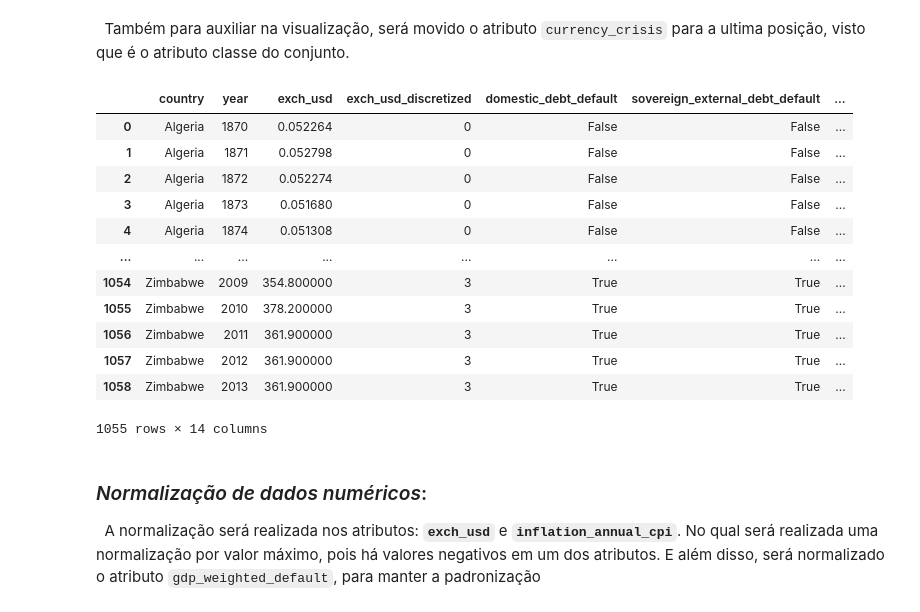
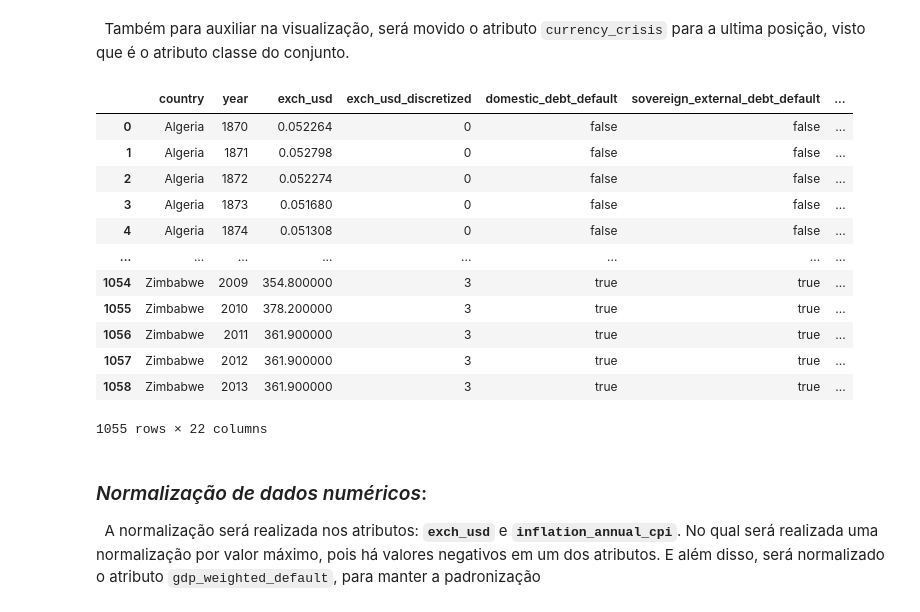
Before and after one commit to OsmarHofman/African-Crisis-Data-Mining, a Jupyter notebook: Pre_Processamento.ipynb, the cells around one changed output. Saved outputs shown, nothing was run; the diff lists cells and outputs as text; code cells hidden in the pictures.

```diff
--- a/Pre_Processamento.ipynb
+++ b/Pre_Processamento.ipynb
@@ -123,7 +123,7 @@ See the caveats in the documentation: http://pandas.pydata.org/pandas-docs/stabl
 # %%
 to_replace = {
-    'no_crisis' : 'False',
-    'crisis' : 'True',
+    'no_crisis' : 'false',
+    'crisis' : 'true',
 }
 df['banking_crisis'] = df.banking_crisis.replace(to_replace = to_replace)
 df
@@ -148,0 +151,7 @@ See the caveats in the documentation: http://pandas.pydata.org/pandas-docs/stabl
+# %%
+to_replace = {
+    0:'no_crisis',
+    1:'crisis',
+}
+df['currency_crisis'] = df.currency_crisis.replace(to_replace = to_replace)
+df
@@ -234,0 +265,5 @@ See the caveats in the documentation: http://pandas.pydata.org/pandas-docs/stabl
+# %%
+df.loc[:,('exch_usd_discretized_zero')] = df['exch_usd_discretized'].apply(lambda x : x == 0).values
+df.loc[:,('exch_usd_discretized_one')] = df['exch_usd_discretized'].apply(lambda x : x == 1).values
+df.loc[:,('exch_usd_discretized_two')] = df['exch_usd_discretized'].apply(lambda x : x == 2).values
+df.loc[:,('exch_usd_discretized_three')] = df['exch_usd_discretized'].apply(lambda x : x == 3).values
@@ -234,0 +283,6 @@ See the caveats in the documentation: http://pandas.pydata.org/pandas-docs/stabl
+# %%
+df.loc[:,('inflation_discretized_zero')] = df['inflation_discretized'].apply(lambda x : x == 0).values
+df.loc[:,('inflation_discretized_one')] = df['inflation_discretized'].apply(lambda x : x == 1).values
+df.loc[:,('inflation_discretized_two')] = df['inflation_discretized'].apply(lambda x : x == 2).values
+df.loc[:,('inflation_discretized_three')] = df['inflation_discretized'].apply(lambda x : x == 3).values
+df
@@ -235,22 +313,22 @@ See the caveats in the documentation: http://pandas.pydata.org/pandas-docs/stabl
 # %% [markdown]
 &nbsp; Também para auxiliar na visualização, será movido o atributo `currency_crisis` para a ultima posição, visto que é o atributo classe do conjunto.
 # %%
-df = df[['country','year','exch_usd','exch_usd_discretized','domestic_debt_default','sovereign_external_debt_default','gdp_weighted_default','inflation_annual_cpi','inflation_discretized','independence','systemic_crisis','inflation_crisis','banking_crisis','currency_crisis']]
+df = df[['country','year','exch_usd','exch_usd_discretized','domestic_debt_default','sovereign_external_debt_default','gdp_weighted_default','inflation_annual_cpi','inflation_discretized','independence','systemic_crisis','inflation_crisis','banking_crisis','exch_usd_discretized_zero','exch_usd_discretized_one','exch_usd_discretized_two','exch_usd_discretized_three','inflation_discretized_zero','inflation_discretized_one','inflation_discretized_two','inflation_discretized_three','currency_crisis']]
 df
 # %% [output]
 |  | country | year | exch_usd | exch_usd_discretized | domestic_debt_default | sovereign_external_debt_default | ... |
-| 0 | Algeria | 1870 | 0.052264 | 0 | False | False | ... |
-| 1 | Algeria | 1871 | 0.052798 | 0 | False | False | ... |
-| 2 | Algeria | 1872 | 0.052274 | 0 | False | False | ... |
-| 3 | Algeria | 1873 | 0.051680 | 0 | False | False | ... |
-| 4 | Algeria | 1874 | 0.051308 | 0 | False | False | ... |
+| 0 | Algeria | 1870 | 0.052264 | 0 | false | false | ... |
+| 1 | Algeria | 1871 | 0.052798 | 0 | false | false | ... |
+| 2 | Algeria | 1872 | 0.052274 | 0 | false | false | ... |
+| 3 | Algeria | 1873 | 0.051680 | 0 | false | false | ... |
+| 4 | Algeria | 1874 | 0.051308 | 0 | false | false | ... |
 | ... | ... | ... | ... | ... | ... | ... | ... |
-| 1054 | Zimbabwe | 2009 | 354.800000 | 3 | True | True | ... |
-| 1055 | Zimbabwe | 2010 | 378.200000 | 3 | True | True | ... |
-| 1056 | Zimbabwe | 2011 | 361.900000 | 3 | True | True | ... |
-| 1057 | Zimbabwe | 2012 | 361.900000 | 3 | True | True | ... |
-| 1058 | Zimbabwe | 2013 | 361.900000 | 3 | True | True | ... |
+| 1054 | Zimbabwe | 2009 | 354.800000 | 3 | true | true | ... |
+| 1055 | Zimbabwe | 2010 | 378.200000 | 3 | true | true | ... |
+| 1056 | Zimbabwe | 2011 | 361.900000 | 3 | true | true | ... |
+| 1057 | Zimbabwe | 2012 | 361.900000 | 3 | true | true | ... |
+| 1058 | Zimbabwe | 2013 | 361.900000 | 3 | true | true | ... |
-1055 rows × 14 columns
+1055 rows × 22 columns
 # %% [markdown]
 ### *Normalização de dados numéricos*:
 &nbsp; A normalização será realizada nos atributos: **`exch_usd`** e **`inflation_annual_cpi`**. No qual será realizada uma normalização por valor máximo, pois há valores negativos em um dos atributos. E além disso, será normalizado o atributo `gdp_weighted_default`, para manter a padronização
```
Also changed, not shown: parts of 30 cells of this notebook.
